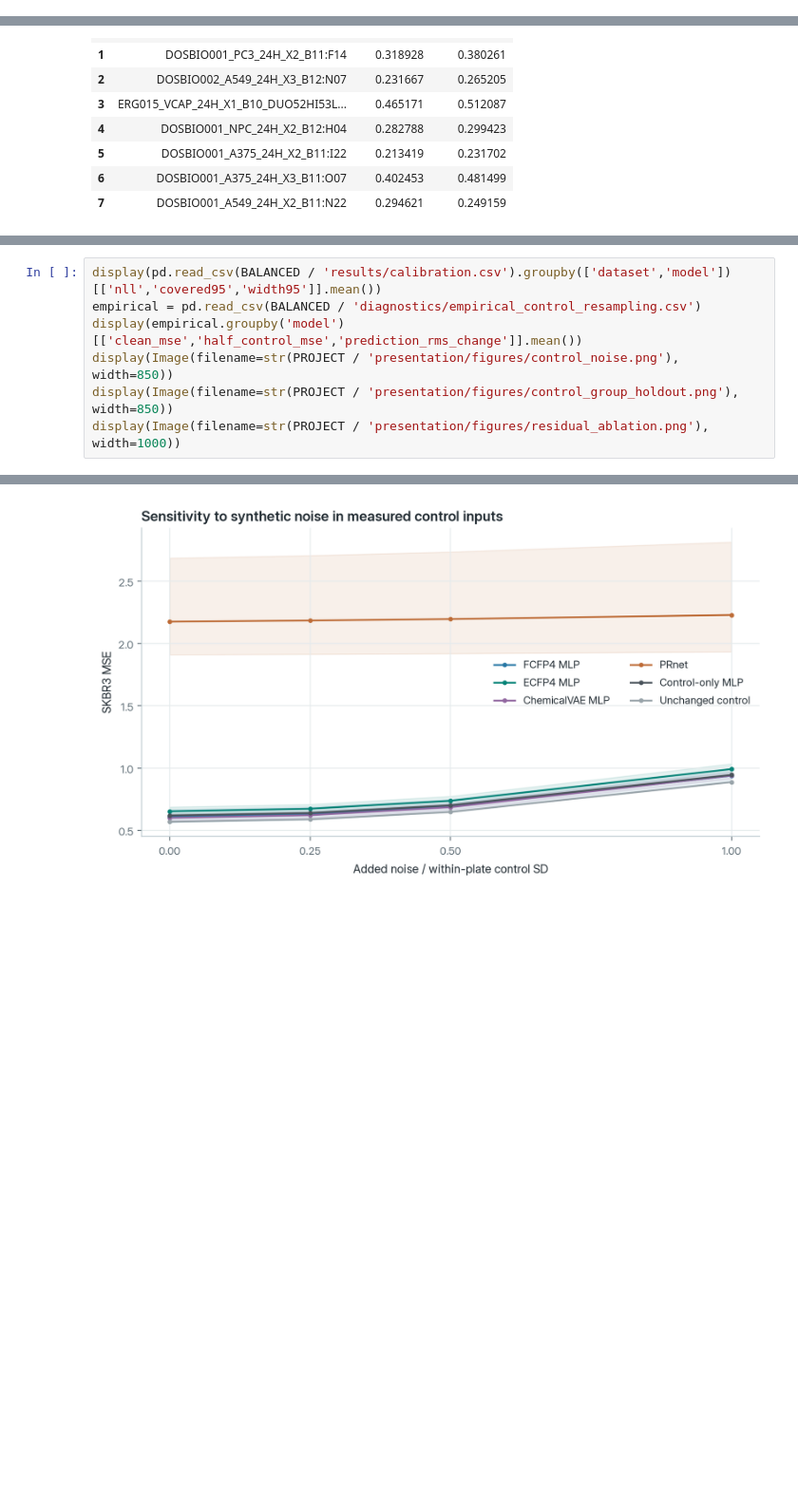
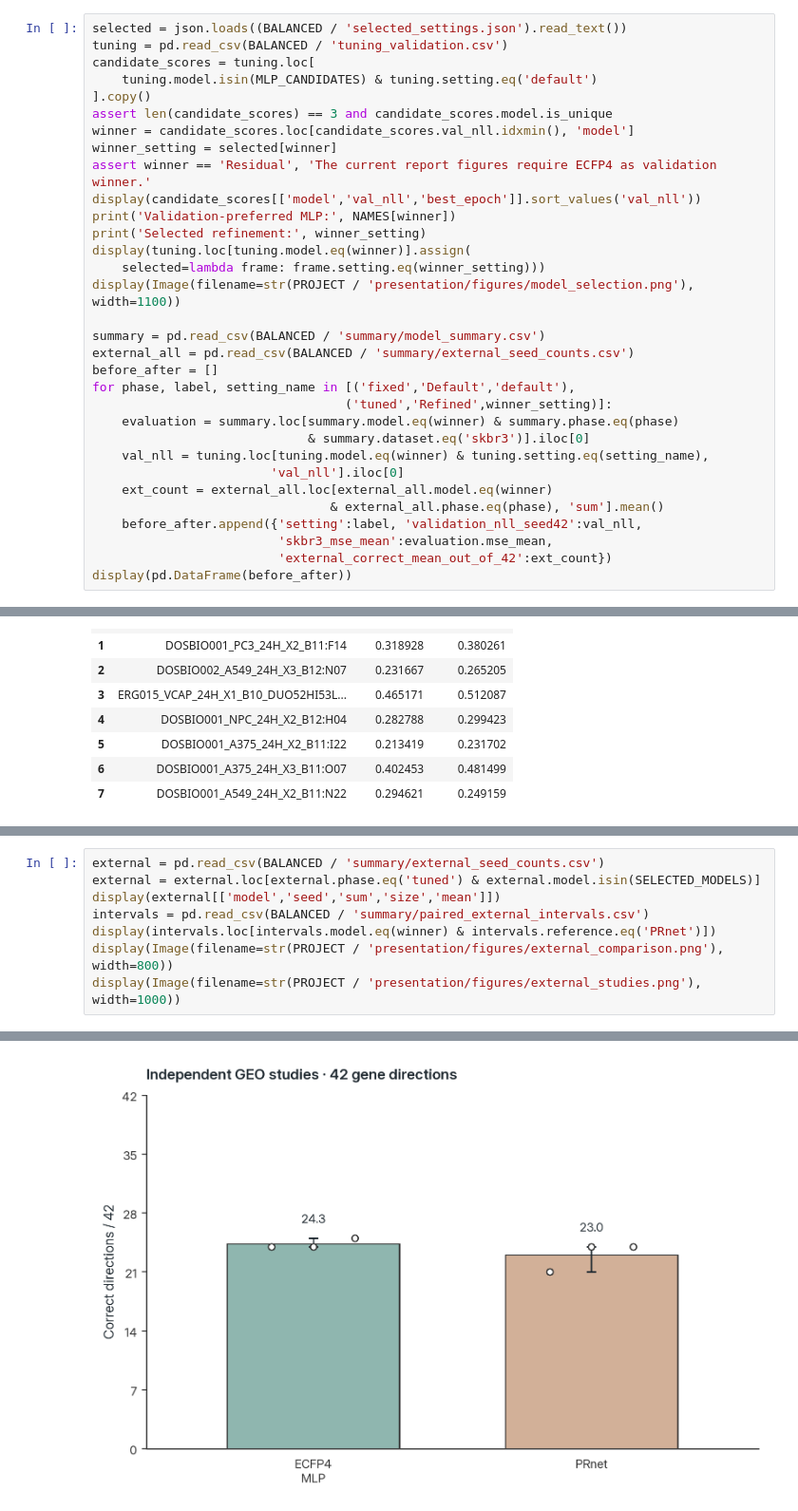
Before and after one commit to comp-bio-sys/Transversal_Project, a Jupyter notebook: Analysis.ipynb, the cells around one changed output, grey strips where cells are left out. Shown at 95% size. Cells and saved outputs as stored; diff of their text form; blank space fills up the shorter version.

```diff
--- a/Analysis.ipynb
+++ b/Analysis.ipynb
@@ -98,0 +71,32 @@ display(Image(filename=str(PROJECT / 'presentation/figures/training_convergence.
+# %%
+selected = json.loads((BALANCED / 'selected_settings.json').read_text())
+tuning = pd.read_csv(BALANCED / 'tuning_validation.csv')
+candidate_scores = tuning.loc[
+    tuning.model.isin(MLP_CANDIDATES) & tuning.setting.eq('default')
+].copy()
+assert len(candidate_scores) == 3 and candidate_scores.model.is_unique
+winner = candidate_scores.loc[candidate_scores.val_nll.idxmin(), 'model']
+winner_setting = selected[winner]
+assert winner == 'Residual', 'The current report figures require ECFP4 as validation winner.'
+display(candidate_scores[['model','val_nll','best_epoch']].sort_values('val_nll'))
+print('Validation-preferred MLP:', NAMES[winner])
+print('Selected refinement:', winner_setting)
+display(tuning.loc[tuning.model.eq(winner)].assign(
+    selected=lambda frame: frame.setting.eq(winner_setting)))
+display(Image(filename=str(PROJECT / 'presentation/figures/model_selection.png'), width=1100))
+
+summary = pd.read_csv(BALANCED / 'summary/model_summary.csv')
+external_all = pd.read_csv(BALANCED / 'summary/external_seed_counts.csv')
+before_after = []
+for phase, label, setting_name in [('fixed','Default','default'),
+                                  ('tuned','Refined',winner_setting)]:
+    evaluation = summary.loc[summary.model.eq(winner) & summary.phase.eq(phase)
+                             & summary.dataset.eq('skbr3')].iloc[0]
+    val_nll = tuning.loc[tuning.model.eq(winner) & tuning.setting.eq(setting_name),
+                        'val_nll'].iloc[0]
+    ext_count = external_all.loc[external_all.model.eq(winner)
+                                & external_all.phase.eq(phase), 'sum'].mean()
+    before_after.append({'setting':label, 'validation_nll_seed42':val_nll,
+                         'skbr3_mse_mean':evaluation.mse_mean,
+                         'external_correct_mean_out_of_42':ext_count})
+display(pd.DataFrame(before_after))
@@ -289,8 +201,9 @@ A secondary split removes control groups from training and validation while pres
 # %%
-display(pd.read_csv(BALANCED / 'results/calibration.csv').groupby(['dataset','model'])[['nll','covered95','width95']].mean())
-empirical = pd.read_csv(BALANCED / 'diagnostics/empirical_control_resampling.csv')
-display(empirical.groupby('model')[['clean_mse','half_control_mse','prediction_rms_change']].mean())
-display(Image(filename=str(PROJECT / 'presentation/figures/control_noise.png'), width=850))
-display(Image(filename=str(PROJECT / 'presentation/figures/control_group_holdout.png'), width=850))
-display(Image(filename=str(PROJECT / 'presentation/figures/residual_ablation.png'), width=1000))
+external = pd.read_csv(BALANCED / 'summary/external_seed_counts.csv')
+external = external.loc[external.phase.eq('tuned') & external.model.isin(SELECTED_MODELS)]
+display(external[['model','seed','sum','size','mean']])
+intervals = pd.read_csv(BALANCED / 'summary/paired_external_intervals.csv')
+display(intervals.loc[intervals.model.eq(winner) & intervals.reference.eq('PRnet')])
+display(Image(filename=str(PROJECT / 'presentation/figures/external_comparison.png'), width=800))
+display(Image(filename=str(PROJECT / 'presentation/figures/external_studies.png'), width=1000))
 # %% [output]
@@ -317 +219 @@ display(Image(filename=str(PROJECT / 'presentation/figures/residual_ablation.png
-[figure, old version]
+[figure, new version]
```
Also changed, not shown: parts of 30 cells of this notebook, 36 other files.
